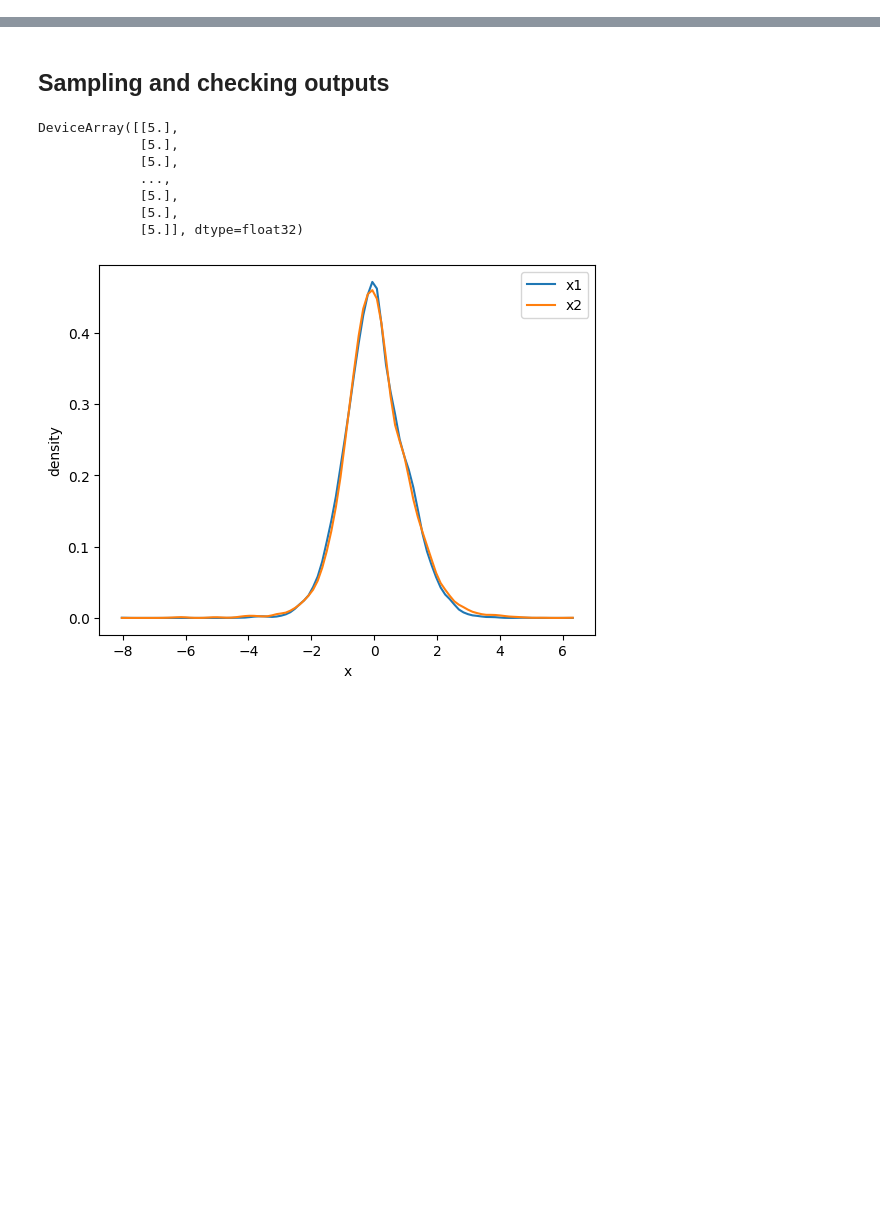
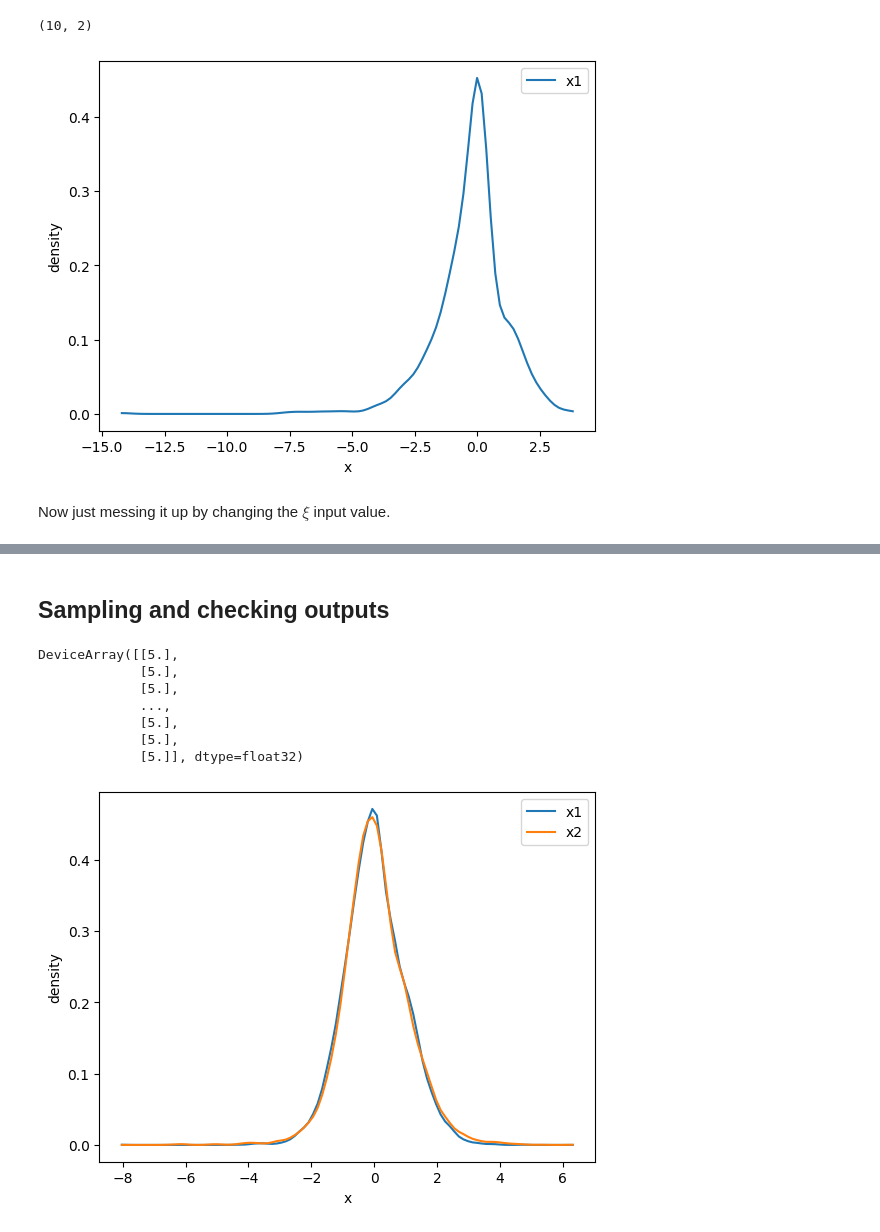
Before and after one commit to vz415/lfiax, a Jupyter notebook: examples/linear_regression.ipynb, the cells around one changed output, grey strips where cells are left out. Drawn from its saved outputs; the diff is of its cells as text; code cells hidden in the pictures; blank space fills up the shorter version.

```diff
--- a/examples/linear_regression.ipynb
+++ b/examples/linear_regression.ipynb
@@ -323,7 +323,7 @@ seed = 1231
 M = 3
 key = jrandom.PRNGKey(seed)
 
-d = jnp.array([])
+d = jnp.array([1.])
 xi = jnp.array([0.])
 d_sim = jnp.concatenate((d, xi), axis=0)
 
@@ -342,7 +342,7 @@ EVENT_DIM = 1
 num_samples = 2
 inner_samples = 10 # AKA M or L in BOED parlance
 batch_size = 128
-flow_num_layers = 5 #3 # 10
+flow_num_layers = 1 # 5 #3 # 10
 mlp_num_layers = 1 # 3 # 4
 hidden_size = 128 # 500
 num_bins = 4
@@ -465,0 +431,37 @@ grads
+# %%
+theta_test = X[:10, len_x:-len_x]
+xi_test = X[:10, -len_xi:]
+# %%
+samples = model_sample.apply(params,
+                    next(prng_seq),
+                    num_samples=len(theta_test),
+                    theta=theta_test,
+                    # d=d_test,
+                    # d=d_obs,
+                    xi=xi_test)
+# %%
+samples.shape
+# %% [output]
+(10, 2)
+# %%
+import matplotlib.pyplot as plt
+from scipy.stats import gaussian_kde
+# plt.hist(samples)[-1]
+
+density_1 = gaussian_kde(samples[:, 0])
+# density_2 = gaussian_kde(samples[:, 1])
+
+
+# Plot the density
+fig, ax = plt.subplots()
+x = np.linspace(jnp.min(samples), jnp.max(samples), 100)
+ax.plot(x, density_1(x), label='x1')
+# ax.plot(x, density_2(x), label='x2')
+plt.xlabel('x')
+plt.ylabel('density')
+plt.legend()
+plt.show()
+# %% [output]
+[figure, added]
+# %% [markdown]
+Now just messing it up by changing the $\xi$ input value.
```
Also changed, not shown: parts of 41 cells of this notebook, 2 other files.
